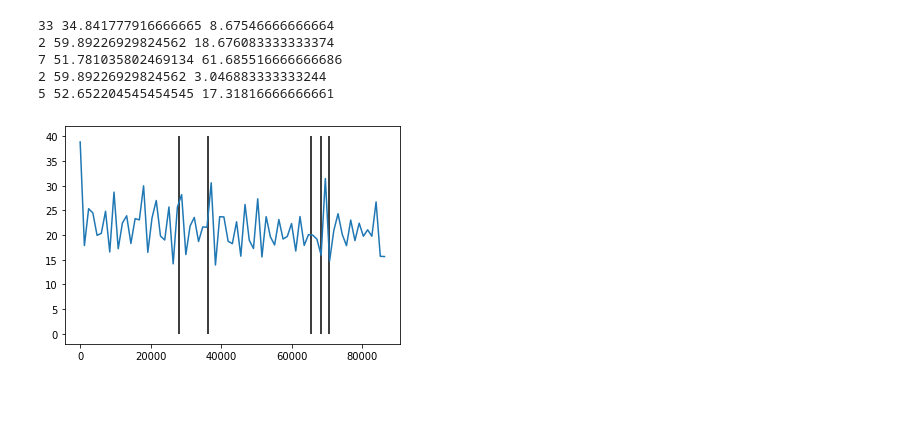
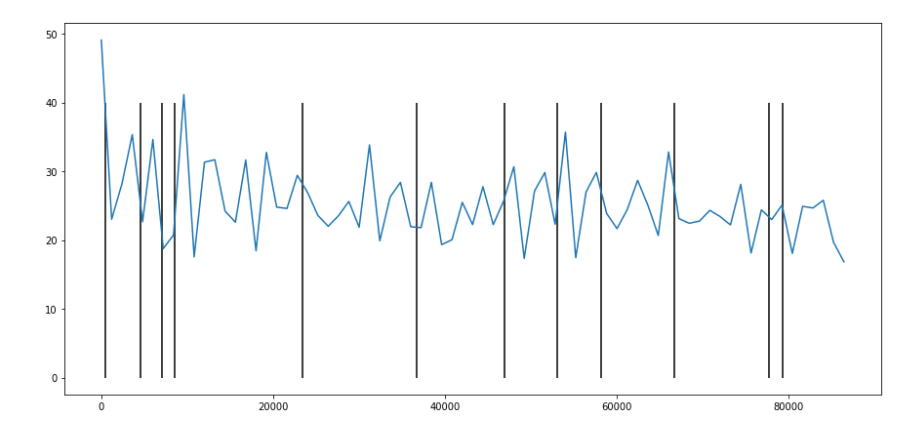
Before and after one commit to adithyashanmugam/Daytona24, a Jupyter notebook: src/2021/FixData2021.ipynb, the cells around one changed output. Saved outputs shown, nothing was run; the diff lists cells and outputs as text; code cells hidden in the pictures; blank space fills up the shorter version.

```diff
--- a/src/2021/FixData2021.ipynb
+++ b/src/2021/FixData2021.ipynb
@@ -19,20 +8,0 @@ df['Lap Time'] = new_times_lap
-# %%
-new_times_s = []
-date_index = 100000
-for index, time in df['Session Time'].iteritems():
-    if time.startswith('24') and time.count(':') > 1:
-        date_index = index
-        new_time = '01:00' + time[2:]
-        new_date = datetime.strptime(new_time, '%d:%H:%M:%S.%f')
-        new_date_plus = new_date + timedelta(days=1)
-        new_times_s.append(new_date_plus)
-    elif index > date_index:
-        new_time = '01:00:0' + time
-        new_date = datetime.strptime(new_time, '%d:%H:%M:%S.%f')
-        new_date_plus = new_date + timedelta(days=1)
-        new_times_s.append(new_date_plus)
-    elif time.count(':') == 1:
-        new_times_s.append(datetime.strptime(time, '%M:%S.%f'))
-    else:
-        new_times_s.append(datetime.strptime(time, '%H:%M:%S.%f'))
-df['Session Time'] = new_times_s
@@ -77,5 +75,5 @@ for index, row in df.iterrows():
 # %%
-MAXTIME = df['S13totals'].max().total_seconds()
+MAXTIME = df['S03totals'].max().total_seconds()
 def roundTo(x, base=20):
     return base * round(x/base)
 MAXTIME = roundTo(MAXTIME, 20)
@@ -93,3 +89,16 @@ flagtimes = [27940, 36360, 65440, 68460, 70540]
+# %%
+flagtimes = [520.0,
+ 4520.0,
+ 7000.0,
+ 8560.0,
+ 23360.0,
+ 36660.0,
+ 46960.0,
+ 53060.0,
+ 58100.0,
+ 66620.0,
+ 77660.0,
+ 79320.0]
 # %%
 def getLastPit(car, time):
     lp = max([t for t in pit_times[car] if t <= time])
@@ -105,17 +114,11 @@ pos_dict = {}
 for i in range(len(aplist)):
     pos_dict[aplist[i]] = i+1
 
-print(pos_dict[38], avg_pit[38], getLastPit(38, 27940) )
-print(pos_dict[19], avg_pit[19], getLastPit(19, 36360) )
-print(pos_dict[74], avg_pit[74], getLastPit(74, 65440) )
-print(pos_dict[19], avg_pit[19], getLastPit(19, 68460) )
-print(pos_dict[47], avg_pit[47], getLastPit(47, 70540) )
+# print(pos_dict[38], avg_pit[38], getLastPit(38, 27940) )
+# print(pos_dict[19], avg_pit[19], getLastPit(19, 36360) )
+# print(pos_dict[74], avg_pit[74], getLastPit(74, 65440) )
+# print(pos_dict[19], avg_pit[19], getLastPit(19, 68460) )
+# print(pos_dict[47], avg_pit[47], getLastPit(47, 70540) )
-# %% [output]
-33 34.841777916666665 8.67546666666664
-2 59.89226929824562 18.676083333333374
-7 51.781035802469134 61.685516666666686
-2 59.89226929824562 3.046883333333244
-5 52.652204545454545 17.31816666666661
 # %%
 def get_risk_score(x):
     alpha = 4
@@ -134,11 +137,12 @@ for t in range(0, MAXTIME, 1200):
         agg_risk += get_risk_score(lp)
     risk_score[t] = agg_risk
 # %%
+plt.figure(figsize=(15,7))
 plt.plot(list(risk_score.keys()), list(risk_score.values()))
 plt.vlines(flagtimes, 0, 40)
 plt.show()
 # %% [output]
-[figure, old version]
+[figure, new version]
 # %%
 cars = [38, 19, 74, 19, 47]
 times = [27940, 36360, 65440, 68460, 70540]
```
Also changed, not shown: parts of 8 cells of this notebook, 2 other files.
